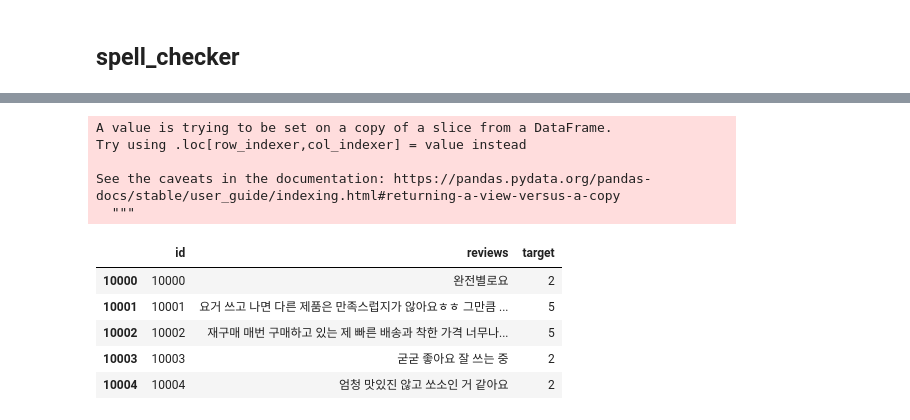
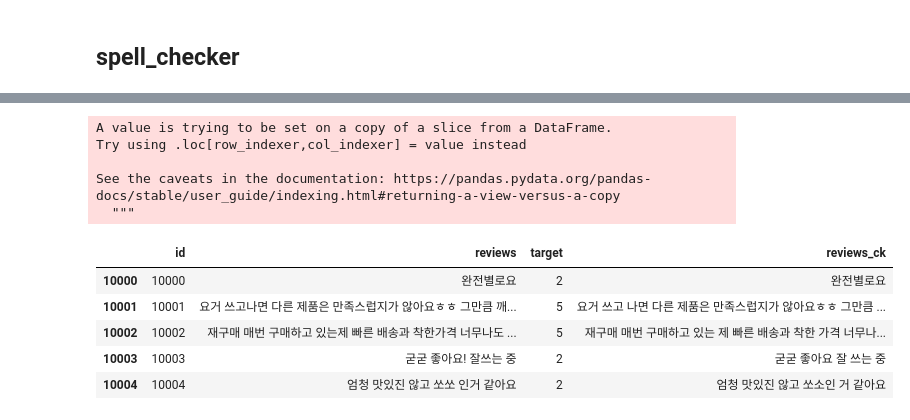
Before and after one commit to chi-hun/dacon, a Jupyter notebook: 쇼핑몰_리뷰_평점_분류_경진대회.ipynb, the cells around one changed output, grey strips where cells are left out. Cells and saved outputs as stored; diff of their text form; code cells hidden in the pictures.

```diff
--- a/쇼핑몰_리뷰_평점_분류_경진대회.ipynb
+++ b/쇼핑몰_리뷰_평점_분류_경진대회.ipynb
@@ -46,8 +34,8 @@ import tqdm
 # %% [markdown]
 # EDA
 # %%
-train = pd.read_csv('/content/train.csv')
-test = pd.read_csv('/content/test.csv')
+train = pd.read_csv('/content/drive/MyDrive/Colab Notebooks/데이콘/쇼핑몰 리뷰 평점 분류 경진대회/train.csv')
+test = pd.read_csv('/content/drive/MyDrive/Colab Notebooks/데이콘/쇼핑몰 리뷰 평점 분류 경진대회/test.csv')
 # %%
 train.info()
 # %% [output]
@@ -131,22 +117,22 @@ train2 = train.iloc[10000:20000,:]
 # %%
 def spellchecker(x):
     x = re.sub('\W', ' ', x)
     sc = spell_checker.check(x).checked
     return sc
-train2['reviews'] = train2['reviews'].apply(spellchecker)
+train2['reviews_ck'] = train2['reviews'].apply(spellchecker)
 train2.head()
 # %% [output]
 A value is trying to be set on a copy of a slice from a DataFrame.
 Try using .loc[row_indexer,col_indexer] = value instead
 
 See the caveats in the documentation: https://pandas.pydata.org/pandas-docs/stable/user_guide/indexing.html#returning-a-view-versus-a-copy
   """
-|  | id | reviews | target |
-| 10000 | 10000 | 완전별로요 | 2 |
-| 10001 | 10001 | 요거 쓰고 나면 다른 제품은 만족스럽지가 않아요ㅎㅎ 그만큼 ... | 5 |
-| 10002 | 10002 | 재구매 매번 구매하고 있는 제 빠른 배송과 착한 가격 너무나... | 5 |
-| 10003 | 10003 | 굳굳 좋아요 잘 쓰는 중 | 2 |
-| 10004 | 10004 | 엄청 맛있진 않고 쏘소인 거 같아요 | 2 |
+|  | id | reviews | target | reviews_ck |
+| 10000 | 10000 | 완전별로요 | 2 | 완전별로요 |
+| 10001 | 10001 | 요거 쓰고나면 다른 제품은 만족스럽지가 않아요ㅎㅎ 그만큼 깨... | 5 | 요거 쓰고 나면 다른 제품은 만족스럽지가 않아요ㅎㅎ 그만큼 ... |
+| 10002 | 10002 | 재구매 매번 구매하고 있는제 빠른 배송과 착한가격 너무나도 ... | 5 | 재구매 매번 구매하고 있는 제 빠른 배송과 착한 가격 너무나... |
+| 10003 | 10003 | 굳굳 좋아요! 잘쓰는 중 | 2 | 굳굳 좋아요 잘 쓰는 중 |
+| 10004 | 10004 | 엄청 맛있진 않고 쏘쏘 인거 같아요 | 2 | 엄청 맛있진 않고 쏘소인 거 같아요 |
 # %%
 train3 = train.iloc[20000:,:]
 # %%
```
Also changed, not shown: parts of 39 cells of this notebook.
